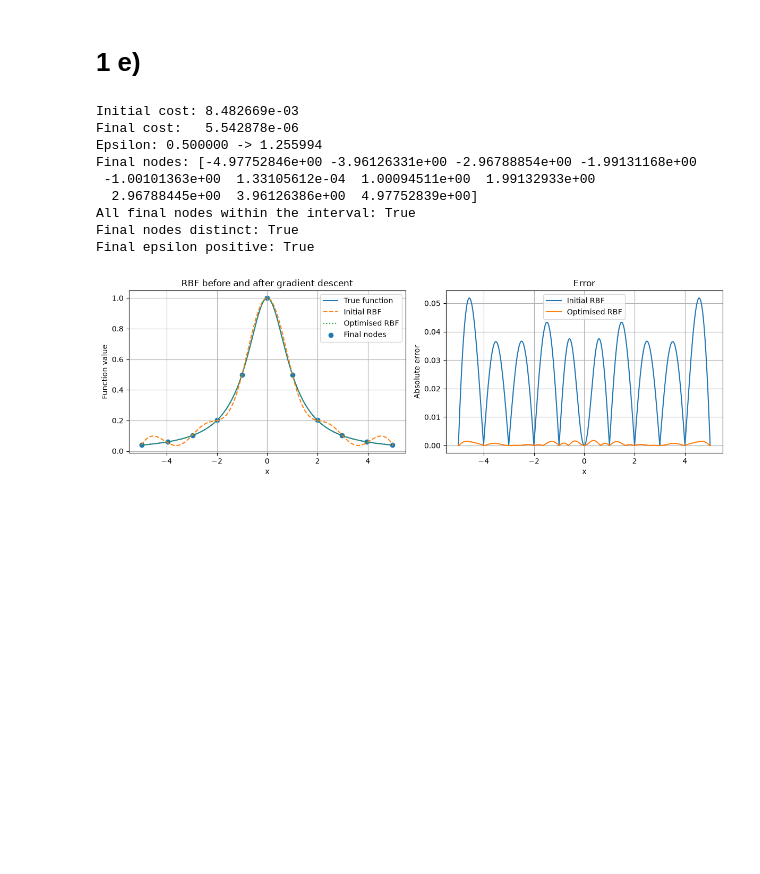
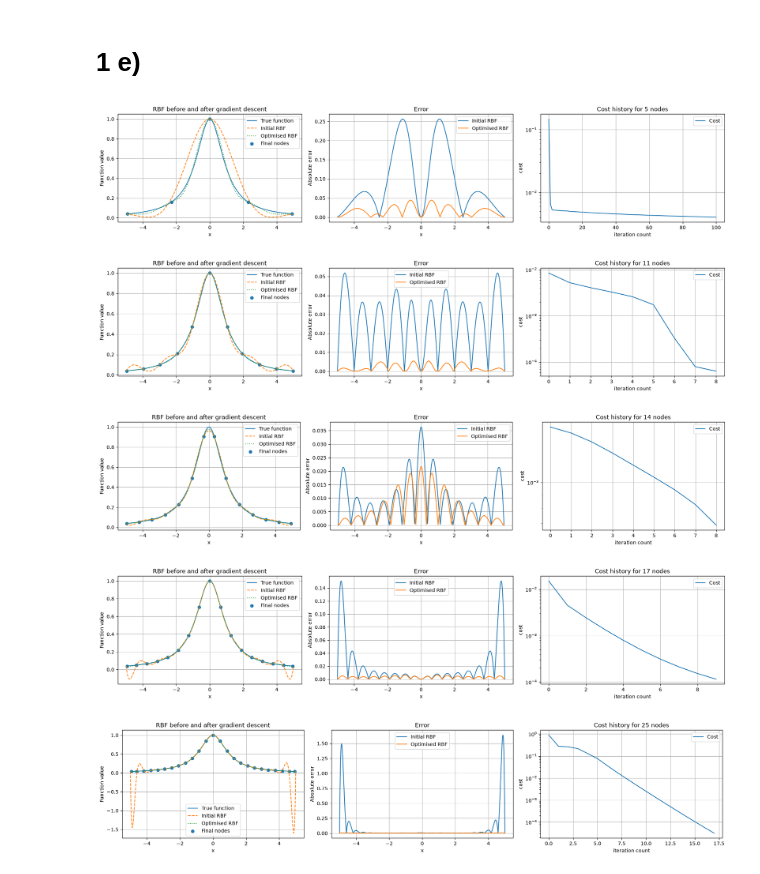
Before and after one commit to rom-thom/Skule_ting, a Jupyter notebook: fysmat/nummat/prosjekt/prosjekt_1/oppg_1.ipynb, the cells around one changed output. Saved outputs shown, nothing was run; the diff lists cells and outputs as text; code cells hidden in the pictures; blank space fills up the shorter version.

```diff
--- a/fysmat/nummat/prosjekt/prosjekt_1/oppg_1.ipynb
+++ b/fysmat/nummat/prosjekt/prosjekt_1/oppg_1.ipynb
@@ -75,7 +76,7 @@ def display_interpolation(x_node_func, func, x_node_interval=(-1, 1), node_count
 
 def display_interpolation_error(x_node_func, func, x_node_interval=(-1, 1), node_count=15, label=None):
 
-    x_nodes = x_node_func(node_count)
+    x_nodes = x_node_func(node_count-1)
     x_nodes = rescale(x_nodes, x_node_interval[0], x_node_interval[1])
     y_nodes = func(x_nodes)
 
@@ -669,62 +713,62 @@ def test_gradient_decent(f=runge_func, interval=(-5, 5), node_count=11, epsilon=
     x = np.linspace(a, b, 1001)
     initial_nodes = rescale(equidistant_nodes(node_count), a, b)
     initial_params = np.concatenate([initial_nodes, [epsilon]])
+    iter_count = 100
 
+    params, cost_history = gradient_decent(x, f, initial_params.copy(), initial_L, p_hat=0.5, p_sub_hat=2.0, iter_count=iter_count)
+    final_nodes, final_epsilon = params[:-1], params[-1]
+    assert cost_history[-1] <= cost_history[0] + 1e-12, "The final cost is larger than the initial cost" # Meaning you have failed me
 
-    initial_cost = cost_func(x, epsilon, f, initial_nodes)
+    # plotting
 
-    params, final_cost = gradient_decent(x, f, initial_params.copy(), initial_L, p_hat=0.5, p_sub_hat=2.0)
-    final_nodes, final_epsilon = params[:-1], params[-1]
-
-    assert final_cost <= initial_cost + 1e-12, "The final cost is larger than the initial cost" # Meaning you have failed me
-
-    # See whether the result also satisfies the task's constraints
-    nodes_inside = np.all((final_nodes >= a) & (final_nodes <= b))
-    nodes_distinct = len(np.unique(final_nodes)) == node_count
-    print(f"Initial cost: {initial_cost:.6e}")
-    print(f"Final cost:   {final_cost:.6e}")
-    print(f"Epsilon: {epsilon:.6f} -> {final_epsilon:.6f}")
-    print("Final nodes:", final_nodes)
-    print("All final nodes within the interval:", nodes_inside)
-    print("Final nodes distinct:", nodes_distinct)
-    print("Final epsilon positive:", final_epsilon > 0)
-
-    # plotting a comparason
     initial_y = RBF(initial_nodes, f(initial_nodes), x, epsilon)
     final_y = RBF(final_nodes, f(final_nodes), x, final_epsilon)
-    fig, axes = plt.subplots(1, 2, figsize=(12, 4))
+    fig, axes = plt.subplots(1, 3, figsize=(18, 4))
 
     axes[0].plot(x, f(x), label="True function")
     axes[0].plot(x, initial_y, "--", label="Initial RBF")
     axes[0].plot(x, final_y, ":", label="Optimised RBF")
     axes[0].scatter(final_nodes, f(final_nodes), label="Final nodes")
     axes[0].set_ylabel("Function value")
     axes[0].set_title("RBF before and after gradient descent")
 
     axes[1].plot(x, np.abs(f(x) - initial_y), label="Initial RBF")
     axes[1].plot(x, np.abs(f(x) - final_y), label="Optimised RBF")
     axes[1].set_ylabel("Absolute error")
     axes[1].set_title("Error")
 
+    axes[2].set_title(f"Cost history for {node_count} nodes")
+    axes[2].semilogy(np.arange(len(cost_history)), cost_history, label="Cost")
+    axes[2].set_ylabel("cost")
+
     for ax in axes:
         ax.set_xlabel("x")
         ax.legend()
         ax.grid()
+    axes[2].set_xlabel("iteration count")
     fig.tight_layout()
     plt.show()
 
-    return params, final_cost
+    # Compare fixed node sets using the initial epsilon and the same error norm.
+    cheby_nodes = rescale(chubychub_nodes(node_count), a, b)
+    cheby_cost = cost_func(x, epsilon, f, cheby_nodes)
 
+    return {
+        "n": node_count - 1,
+        "Optimised RBF: 2-norm error": np.sqrt(cost_history[-1]),
+        "Equidistant RBF: 2-norm error": np.sqrt(cost_history[0]),
+        "Chebyshev RBF: 2-norm error": np.sqrt(cheby_cost),
+        "epsilon": final_epsilon,
+    }
 
-gradient_test_params, gradient_test_cost = test_gradient_decent()
+node_counts = [5, 11, 14, 17, 25]
+results = []
+for node_count in node_counts:
+    result = test_gradient_decent(node_count=node_count)
+    results.append(result)
 # %% [output]
-Initial cost: 8.482669e-03
-Final cost:   5.542878e-06
-Epsilon: 0.500000 -> 1.255994
-Final nodes: [-4.97752846e+00 -3.96126331e+00 -2.96788854e+00 -1.99131168e+00
- -1.00101363e+00  1.33105612e-04  1.00094511e+00  1.99132933e+00
-  2.96788445e+00  3.96126386e+00  4.97752839e+00]
-All final nodes within the interval: True
-Final nodes distinct: True
-Final epsilon positive: True
-[figure, old version]
+[figure, new version]
+[figure, added]
+[figure, added]
+[figure, added]
+[figure, added]
```
Also changed, not shown: parts of 16 cells of this notebook, 3 other files.
